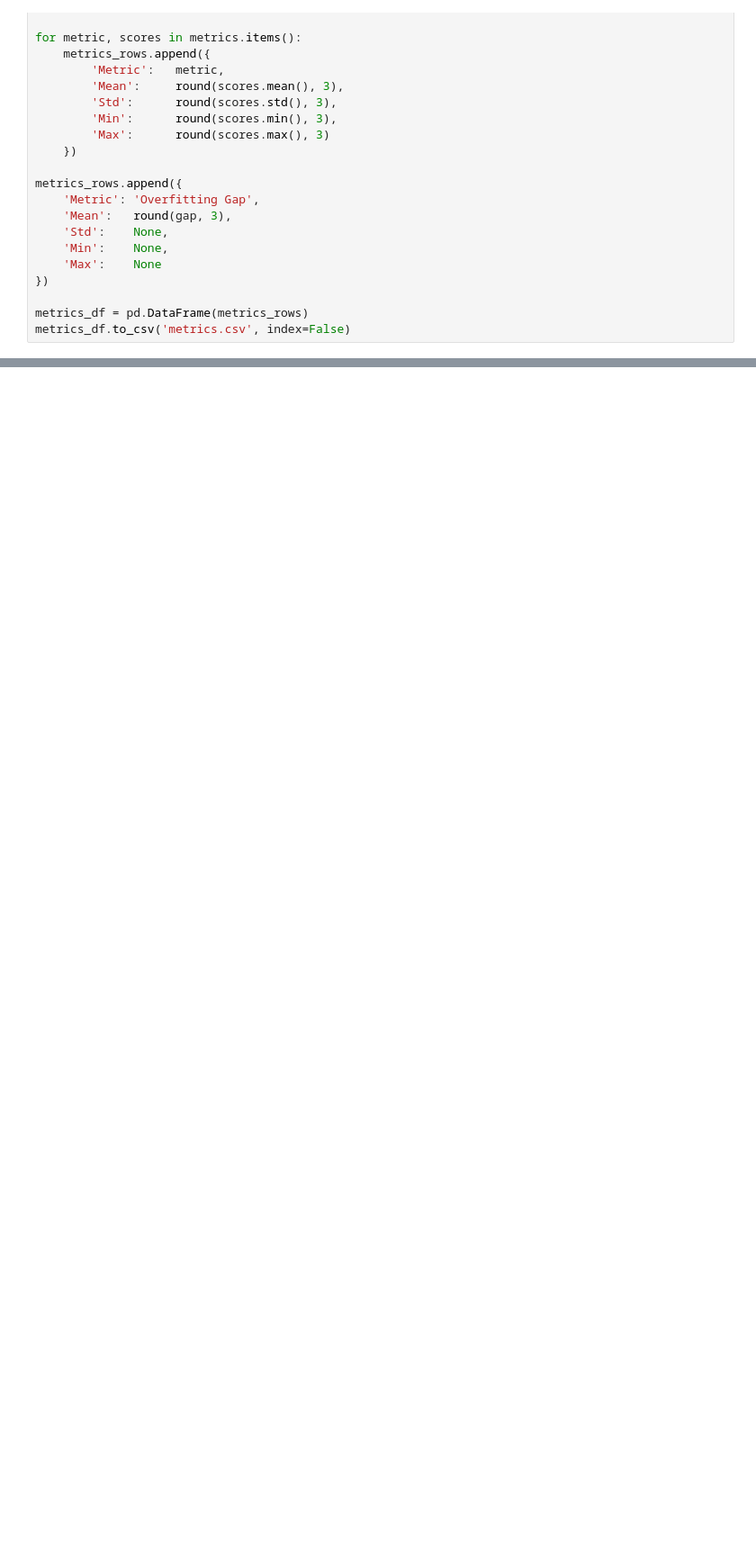
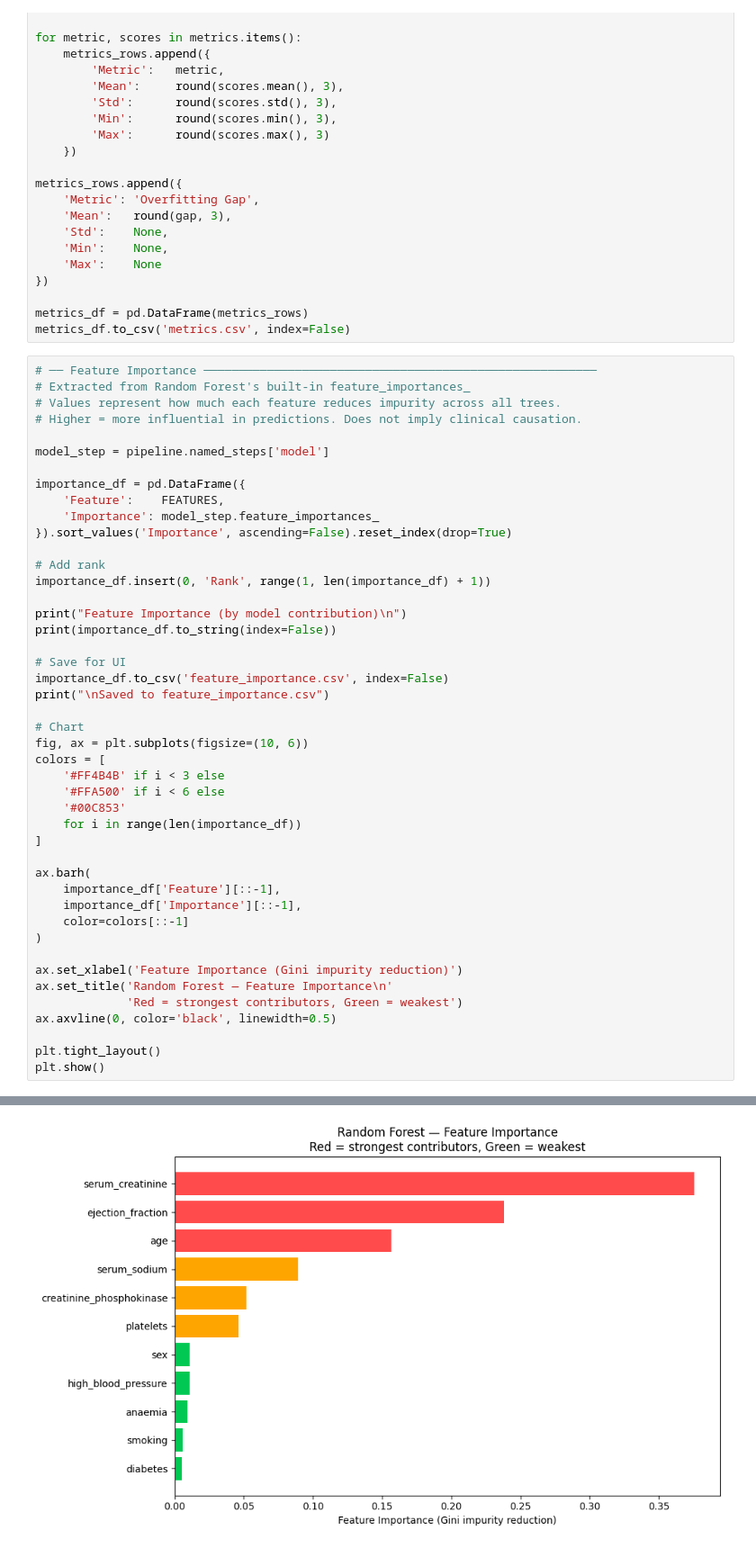
Before and after one commit to NvyGreen/HeartGuard, a Jupyter notebook: notebooks/template_heart_failure.ipynb, the cells around one changed output, grey strips where cells are left out. Shown at 90% size. Cells and saved outputs as stored; diff of their text form; blank space fills up the shorter version.

Commit message:
Display feature importance in UI

```diff
--- a/notebooks/template_heart_failure.ipynb
+++ b/notebooks/template_heart_failure.ipynb
@@ -207,3 +208,49 @@ metrics_rows.append({
 
 metrics_df = pd.DataFrame(metrics_rows)
 metrics_df.to_csv('metrics.csv', index=False)
+# %%
+# ── Feature Importance ────────────────────────────────────────────────────────
+# Extracted from Random Forest's built-in feature_importances_
+# Values represent how much each feature reduces impurity across all trees.
+# Higher = more influential in predictions. Does not imply clinical causation.
+
+model_step = pipeline.named_steps['model']
+
+importance_df = pd.DataFrame({
+    'Feature':    FEATURES,
+    'Importance': model_step.feature_importances_
+}).sort_values('Importance', ascending=False).reset_index(drop=True)
+
+# Add rank
+importance_df.insert(0, 'Rank', range(1, len(importance_df) + 1))
+
+print("Feature Importance (by model contribution)\n")
+print(importance_df.to_string(index=False))
+
+# Save for UI
+importance_df.to_csv('feature_importance.csv', index=False)
+print("\nSaved to feature_importance.csv")
+
+# Chart
+fig, ax = plt.subplots(figsize=(10, 6))
+colors = [
+    '#FF4B4B' if i < 3 else
+    '#FFA500' if i < 6 else
+    '#00C853'
+    for i in range(len(importance_df))
+]
+
+ax.barh(
+    importance_df['Feature'][::-1],
+    importance_df['Importance'][::-1],
+    color=colors[::-1]
+)
+
+ax.set_xlabel('Feature Importance (Gini impurity reduction)')
+ax.set_title('Random Forest — Feature Importance\n'
+             'Red = strongest contributors, Green = weakest')
+ax.axvline(0, color='black', linewidth=0.5)
+
+plt.tight_layout()
+plt.show()
+# %% [output]
@@ -210,3 +273,4 @@ metrics_df.to_csv('metrics.csv', index=False)
+[figure, added]
 # %%
 # ── Similar Patients ─────────────────────────────────────────────────────────────
 # Finds patients with similar statistics to a given patient
```
Also changed, not shown: parts of 2 cells of this notebook, 3 other files.
